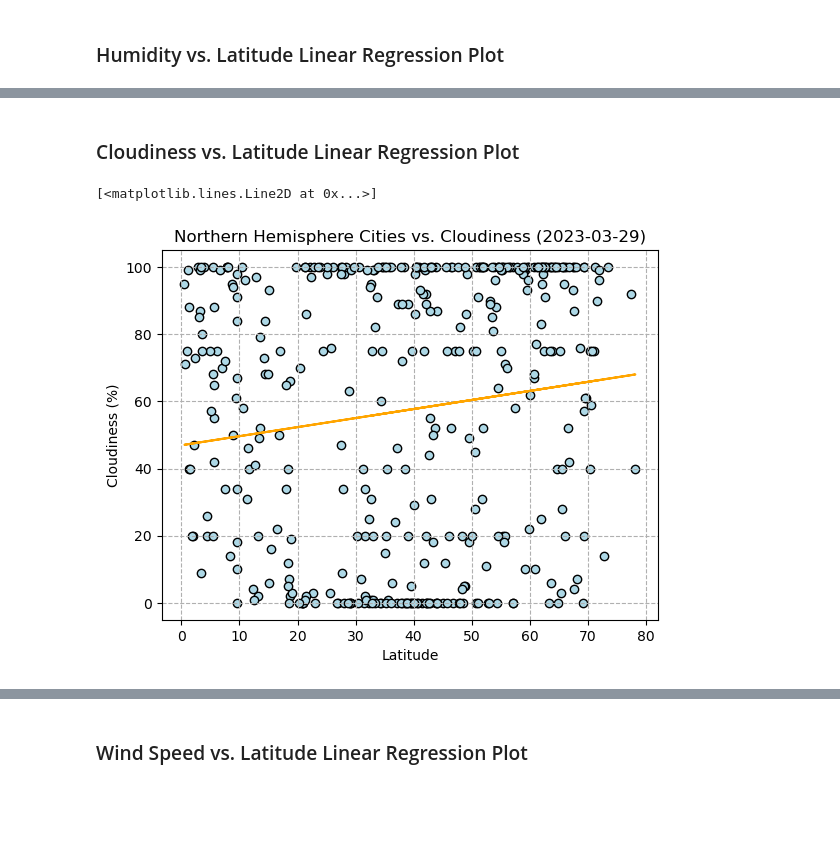
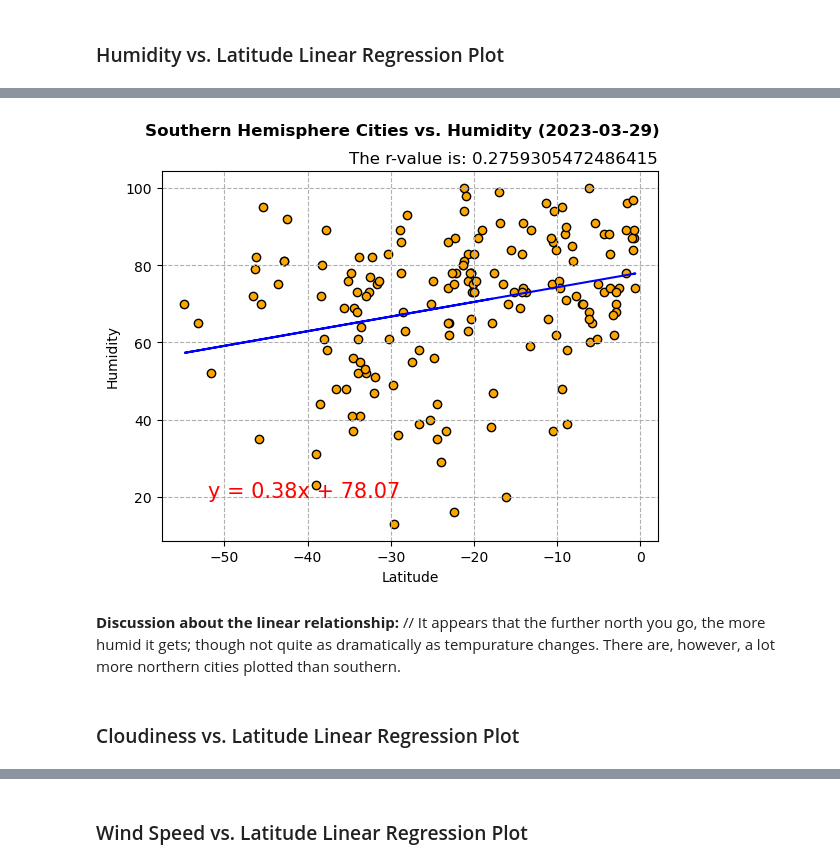
Before and after one commit to anthonybpino/python-api-challenge, a Jupyter notebook: weatherpy/weatherpy.ipynb, the cells around one changed output, grey strips where cells are left out. Saved outputs shown, nothing was run; the diff lists cells and outputs as text; code cells hidden in the pictures; blank space fills up the shorter version.

```diff
--- a/weatherpy/weatherpy.ipynb
+++ b/weatherpy/weatherpy.ipynb
@@ -329,15 +300,9 @@ plt.plot(southern_hemi_df["Lat"], fit, color="blue")
+# %%
+# Southern Hemisphere
+lin_regress(southern_hemi_df["Lat"], southern_hemi_df["Humidity"], "Southern", "Humidity", (-52, 20), "orange", "blue")
+# %% [output]
+[figure, added]
+# %% [markdown]
+**Discussion about the linear relationship:** // It appears that the further north you go, the more humid it gets; though not quite as dramatically as tempurature changes. There are, however, a lot more northern cities plotted than southern.
 # %% [markdown]
 ### Cloudiness vs. Latitude Linear Regression Plot
-# %%
-# Northern Hemisphere
-plt.scatter(northern_hemi_df["Lat"], northern_hemi_df["Cloudiness"], color="lightblue", edgecolors="black")
-plt.title("Northern Hemisphere Cities vs. Cloudiness (2023-03-29)")
-plt.xlabel("Latitude")
-plt.ylabel("Cloudiness (%)")
-plt.grid(linestyle="--")
-
-fit = lin_regress(northern_hemi_df["Lat"], northern_hemi_df["Cloudiness"])
-plt.plot(northern_hemi_df["Lat"], fit, color="orange")
-# %% [output]
-[<matplotlib.lines.Line2D at 0x...>]
-[figure, removed]
```
Also changed, not shown: parts of 22 cells of this notebook.
